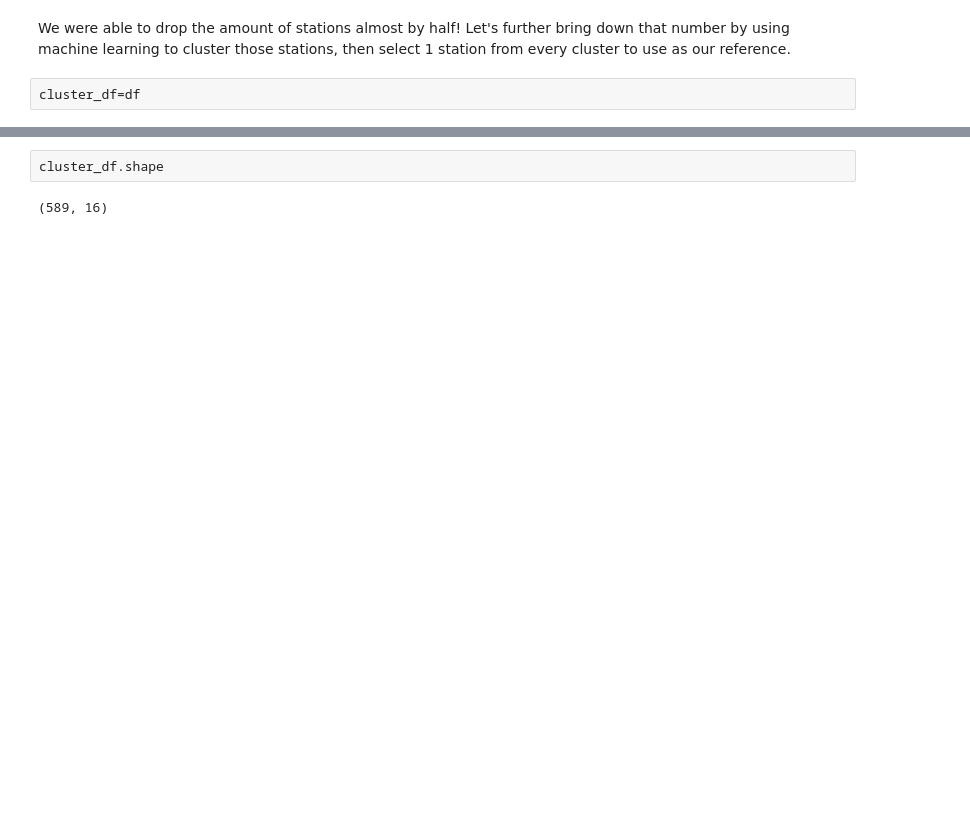
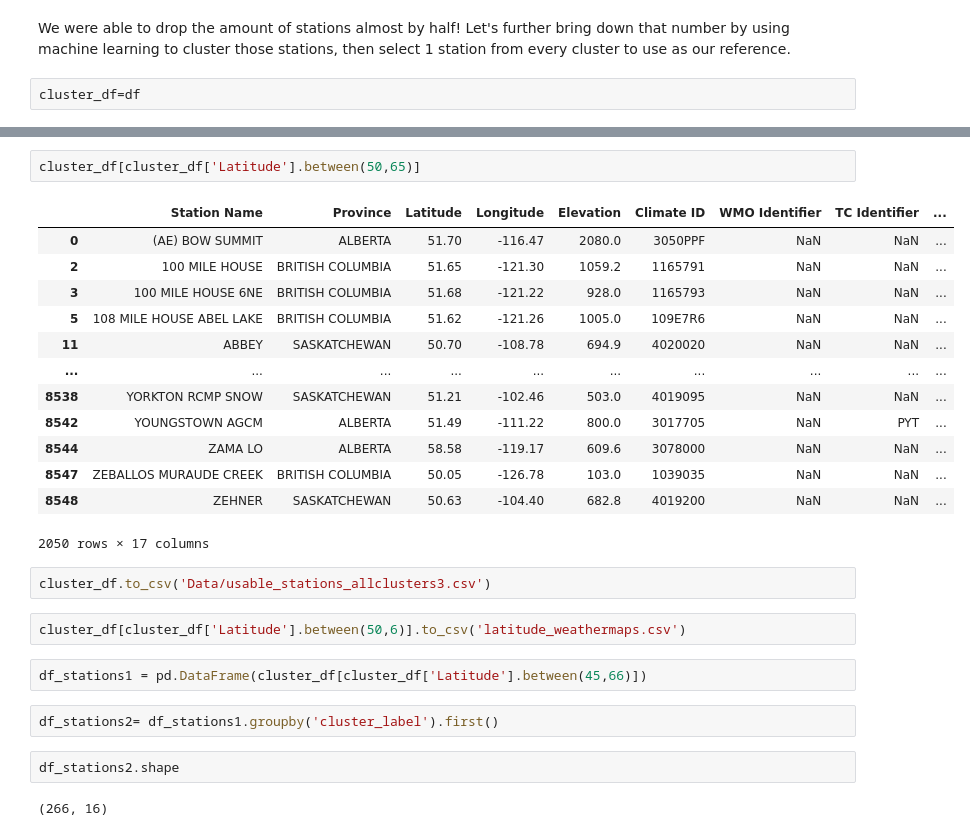
Before and after one commit to Triples92/Forest_fire_prediction_Model, a Jupyter notebook: Station_filtering.ipynb, the cells around one changed output, grey strips where cells are left out. Saved outputs shown, nothing was run; the diff lists cells and outputs as text; blank space fills up the shorter version.

```diff
--- a/Station_filtering.ipynb
+++ b/Station_filtering.ipynb
@@ -103,4 +118,28 @@ cluster_df = cluster_df.groupby('cluster_label').first()
+# %%
+cluster_df[cluster_df['Latitude'].between(50,65)]
+# %% [output]
+|  | Station Name | Province | Latitude | Longitude | Elevation | Climate ID | WMO Identifier | TC Identifier | ... |
+| 0 | (AE) BOW SUMMIT | ALBERTA | 51.70 | -116.47 | 2080.0 | 3050PPF | NaN | NaN | ... |
+| 2 | 100 MILE HOUSE | BRITISH COLUMBIA | 51.65 | -121.30 | 1059.2 | 1165791 | NaN | NaN | ... |
+| 3 | 100 MILE HOUSE 6NE | BRITISH COLUMBIA | 51.68 | -121.22 | 928.0 | 1165793 | NaN | NaN | ... |
+| 5 | 108 MILE HOUSE ABEL LAKE | BRITISH COLUMBIA | 51.62 | -121.26 | 1005.0 | 109E7R6 | NaN | NaN | ... |
+| 11 | ABBEY | SASKATCHEWAN | 50.70 | -108.78 | 694.9 | 4020020 | NaN | NaN | ... |
+| ... | ... | ... | ... | ... | ... | ... | ... | ... | ... |
+| 8538 | YORKTON RCMP SNOW | SASKATCHEWAN | 51.21 | -102.46 | 503.0 | 4019095 | NaN | NaN | ... |
+| 8542 | YOUNGSTOWN AGCM | ALBERTA | 51.49 | -111.22 | 800.0 | 3017705 | NaN | PYT | ... |
+| 8544 | ZAMA LO | ALBERTA | 58.58 | -119.17 | 609.6 | 3078000 | NaN | NaN | ... |
+| 8547 | ZEBALLOS MURAUDE CREEK | BRITISH COLUMBIA | 50.05 | -126.78 | 103.0 | 1039035 | NaN | NaN | ... |
+| 8548 | ZEHNER | SASKATCHEWAN | 50.63 | -104.40 | 682.8 | 4019200 | NaN | NaN | ... |
+2050 rows × 17 columns
+# %%
+cluster_df.to_csv('Data/usable_stations_allclusters3.csv')
+# %%
+cluster_df[cluster_df['Latitude'].between(50,6)].to_csv('latitude_weathermaps.csv')
+# %%
+df_stations1 = pd.DataFrame(cluster_df[cluster_df['Latitude'].between(45,66)])
+# %%
+df_stations2= df_stations1.groupby('cluster_label').first()
 # %%
-cluster_df.shape
+df_stations2.shape
 # %% [output]
-(589, 16)
+(266, 16)
```
Also changed, not shown: parts of 8 cells of this notebook, 2 other files.
